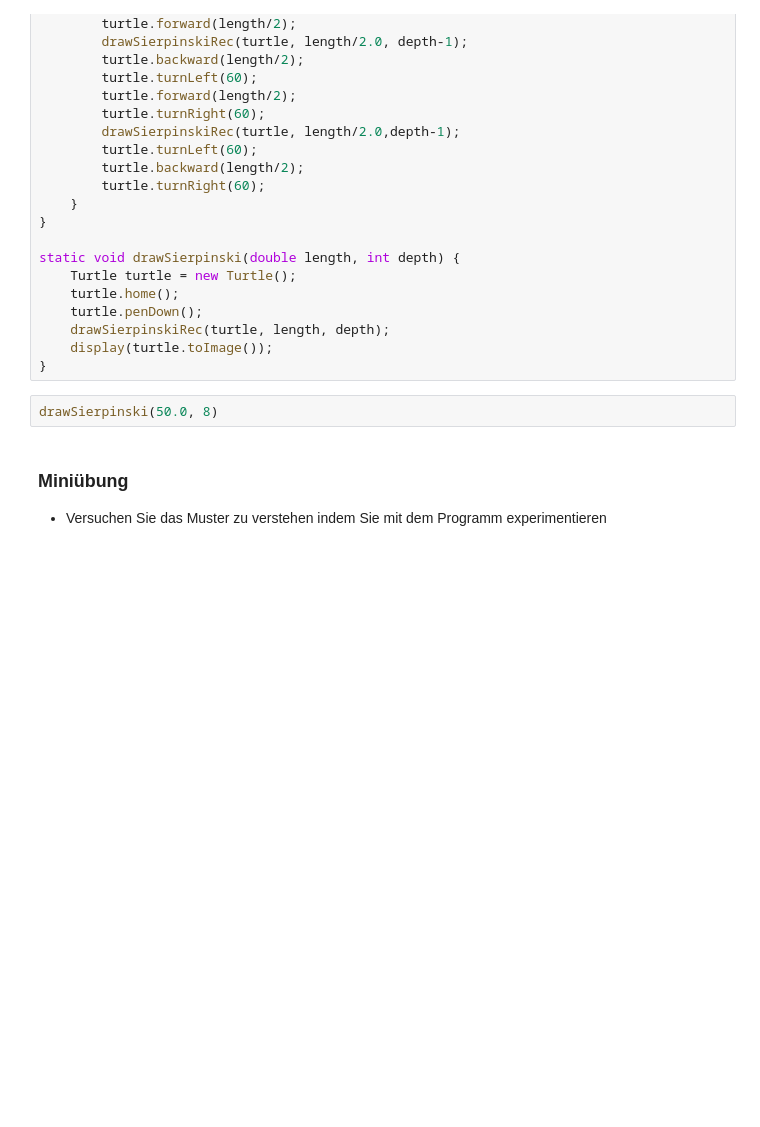
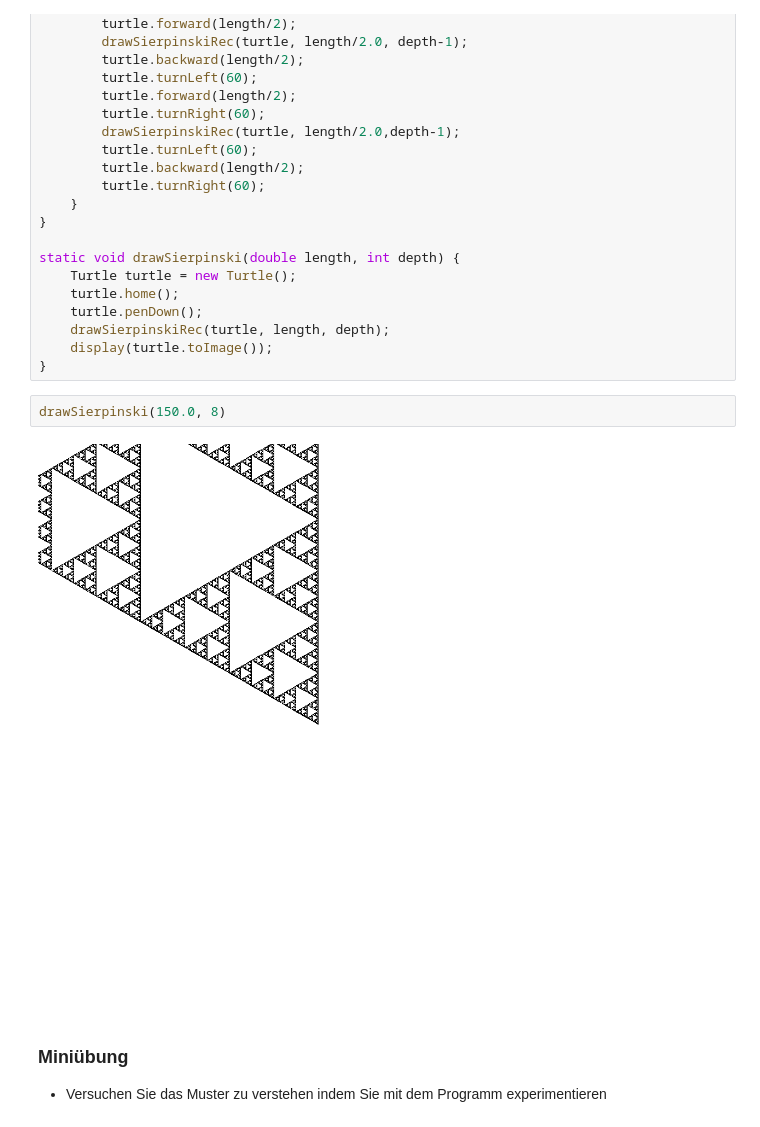
Before and after one commit to unibas-marcelluethi/gyminf-programmieren, a Jupyter notebook: notebooks/Methoden.ipynb, the cells around one changed output. Saved outputs shown, nothing was run; the diff lists cells and outputs as text; blank space fills up the shorter version.

```diff
--- a/notebooks/Methoden.ipynb
+++ b/notebooks/Methoden.ipynb
@@ -346,7 +429,9 @@ static void drawSierpinski(double length, int depth) {
     display(turtle.toImage());
 }
 # %%
-drawSierpinski(50.0, 8)
+drawSierpinski(150.0, 8)
+# %% [output]
+[figure, added]
 # %% [markdown]
 ### Miniübung
 
```
Also changed, not shown: parts of 8 cells of this notebook, 2 other files.
